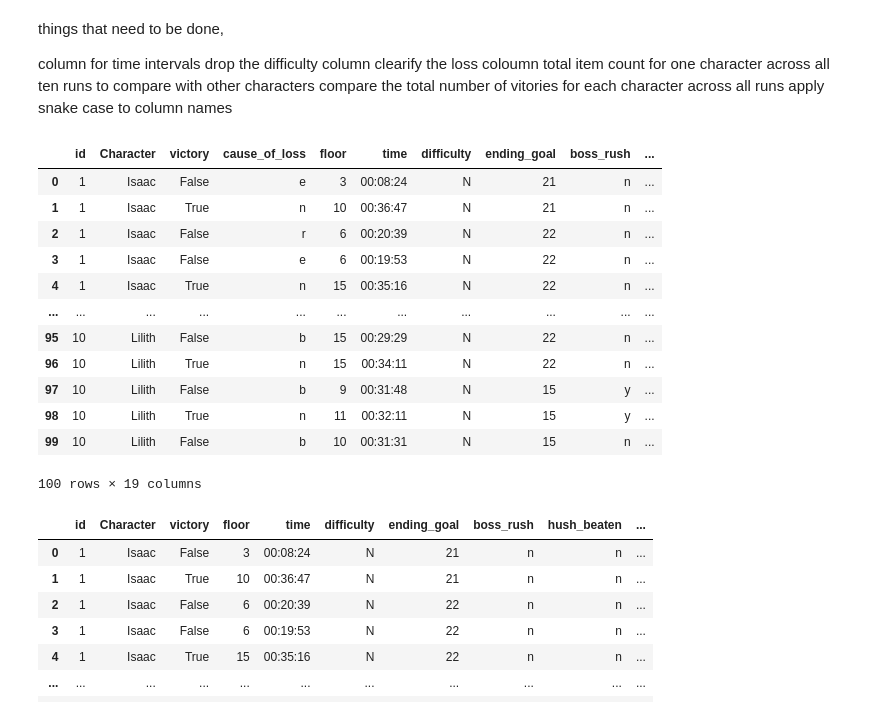
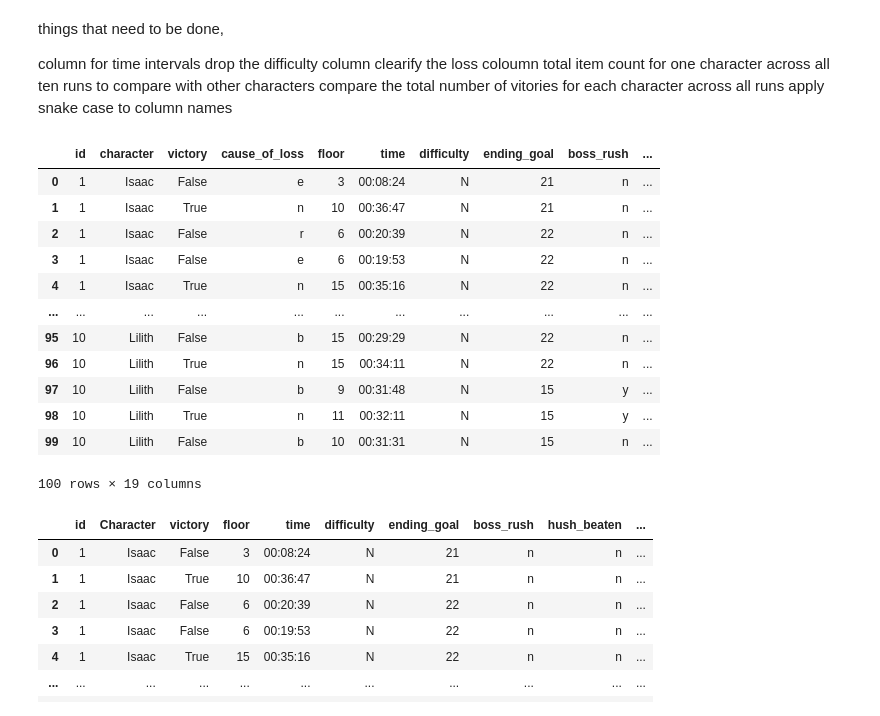
Before and after one commit to HelloThisDog/Examsproject_Megan_Loe_DE25, a Jupyter notebook: EDA.ipynb, the cells around one changed output. Saved outputs shown, nothing was run; the diff lists cells and outputs as text; code cells hidden in the pictures.

Commit message:
slight fix to character column

```diff
--- a/EDA.ipynb
+++ b/EDA.ipynb
@@ -75,20 +75,21 @@ apply snake case to column names
 # %%
 snake_case_df = df.rename({'cause of loss': 'cause_of_loss',
                            'Ending goal': 'ending_goal',
                            'boss rush': 'boss_rush',
                            'Hush beaten': 'hush_beaten',
                            'Delirium beaten': 'delirium_beaten',
                            'Item total': 'item_total',
                            'HP up': 'hp_up',
                            'DMG up': 'dmg_up',
                            'Tears up': 'tears_up',
                            'Speed up': 'speed_up',
                            'Range up': 'range_up',
                            'Shot Speed up': 'shot_speed_up',
-                           'Luck up': 'luck_up'}, axis=1)
+                           'Luck up': 'luck_up',
+                           'Character': 'character'}, axis=1)
 snake_case_df
 # %% [output]
-|  | id | Character | victory | cause_of_loss | floor | time | difficulty | ending_goal | boss_rush | ... |
+|  | id | character | victory | cause_of_loss | floor | time | difficulty | ending_goal | boss_rush | ... |
 | 0 | 1 | Isaac | False | e | 3 | 00:08:24 | N | 21 | n | ... |
 | 1 | 1 | Isaac | True | n | 10 | 00:36:47 | N | 21 | n | ... |
 | 2 | 1 | Isaac | False | r | 6 | 00:20:39 | N | 22 | n | ... |
```
